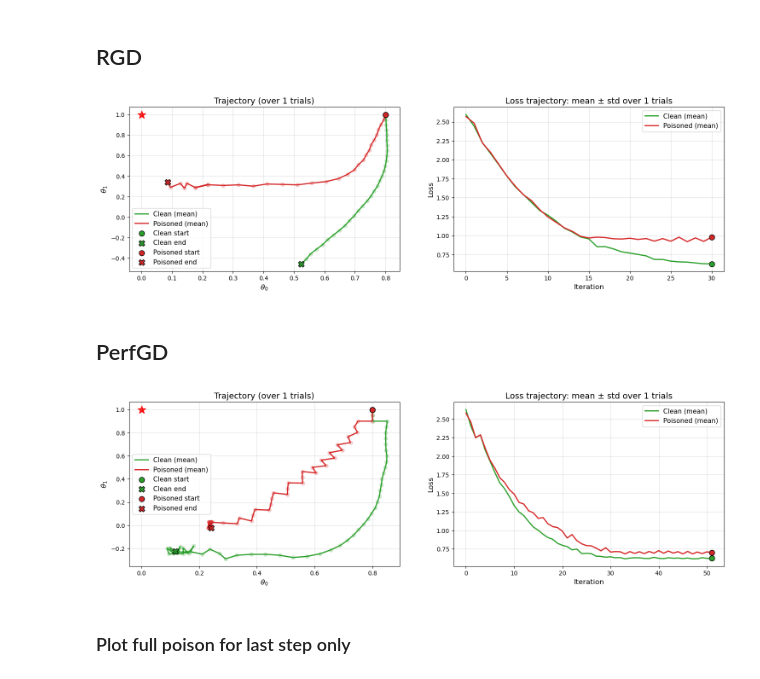
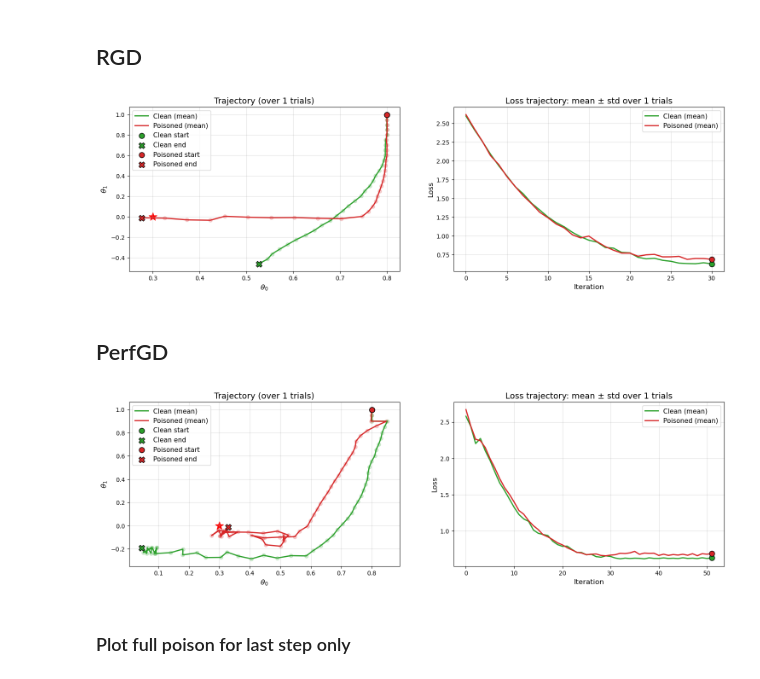
Before and after one commit to tetsnaga/poison-perf, a Jupyter notebook: poisoning/white_box_poison.ipynb, the cells around one changed output. Saved outputs shown, nothing was run; the diff lists cells and outputs as text; code cells hidden in the pictures.

Commit message:
Plot updates

```diff
--- a/poisoning/white_box_poison.ipynb
+++ b/poisoning/white_box_poison.ipynb
@@ -199,13 +199,13 @@ eta = 0.05
 max_iter = 30
 
 poison_steps = 40
-poison_step_size = 1
+poison_step_size = 0.2
 epsilon = 0.5
-delta = 10
+delta = 2
 
 theta_0 = torch.tensor([0.8,1.0])
 
-theta_tgt = torch.tensor([0.0, 1.0])
+theta_tgt = torch.tensor([0.3, 0.0])
 
 def run_trial():
     _, all_theta_clean, all_losses_clean = RGD(
@@ -258,7 +258,7 @@ fig, (ax1, ax2) = plot_results_2d(all_theta_clean_list,
 ax1.scatter(theta_tgt[0].item(), theta_tgt[1].item(), color='red', marker='*', s=200, label='Target Parameter')
 plt.show()
 # %% [output]
-[figure, old version]
+[figure, new version]
 # %% [markdown]
 ## PerfGD
 # %%
@@ -271,7 +271,7 @@ max_iter = 50
 poison_steps = 40
 poison_step_size = 0.5
 epsilon = 0.5
-delta = 10
+delta = 1.0
 
 def run_trial():
     _, all_theta_clean, all_losses_clean = PerfGD(
@@ -301,34 +301,34 @@ def run_trial():
                 poison_steps=poison_steps,
                 poison_step_size=poison_step_size,
                 epsilon=epsilon,
                 delta=delta,
                 attack_x_only=True,
                 theta_tgt=theta_tgt
     )
 
     return all_theta_clean, all_theta_poisoned, all_losses_clean, all_losses_poisoned
 
 all_theta_clean_list = []
 all_theta_poisoned_list = []
 all_loss_clean_list = []
 all_loss_poisoned_list = []
 
 for trial in range(n_trials):
     all_theta_clean, all_theta_poisoned, all_loss_clean, all_loss_poisoned = run_trial()
     all_theta_clean_list.append(all_theta_clean)
     all_theta_poisoned_list.append(all_theta_poisoned)
     all_loss_clean_list.append(all_loss_clean)
     all_loss_poisoned_list.append(all_loss_poisoned)
 
 fig, (ax1, ax2) = plot_results_2d(all_theta_clean_list,
                     all_theta_poisoned_list,
                     all_loss_clean_list,
                     all_loss_poisoned_list
                     )
 ax1.scatter(theta_tgt[0].item(), theta_tgt[1].item(), color='red', marker='*', s=200, label='Target Parameter')
 plt.show()
 # %% [output]
-[figure, old version]
+[figure, new version]
 # %% [markdown]
 ### Plot full poison for last step only
 # %%
```
